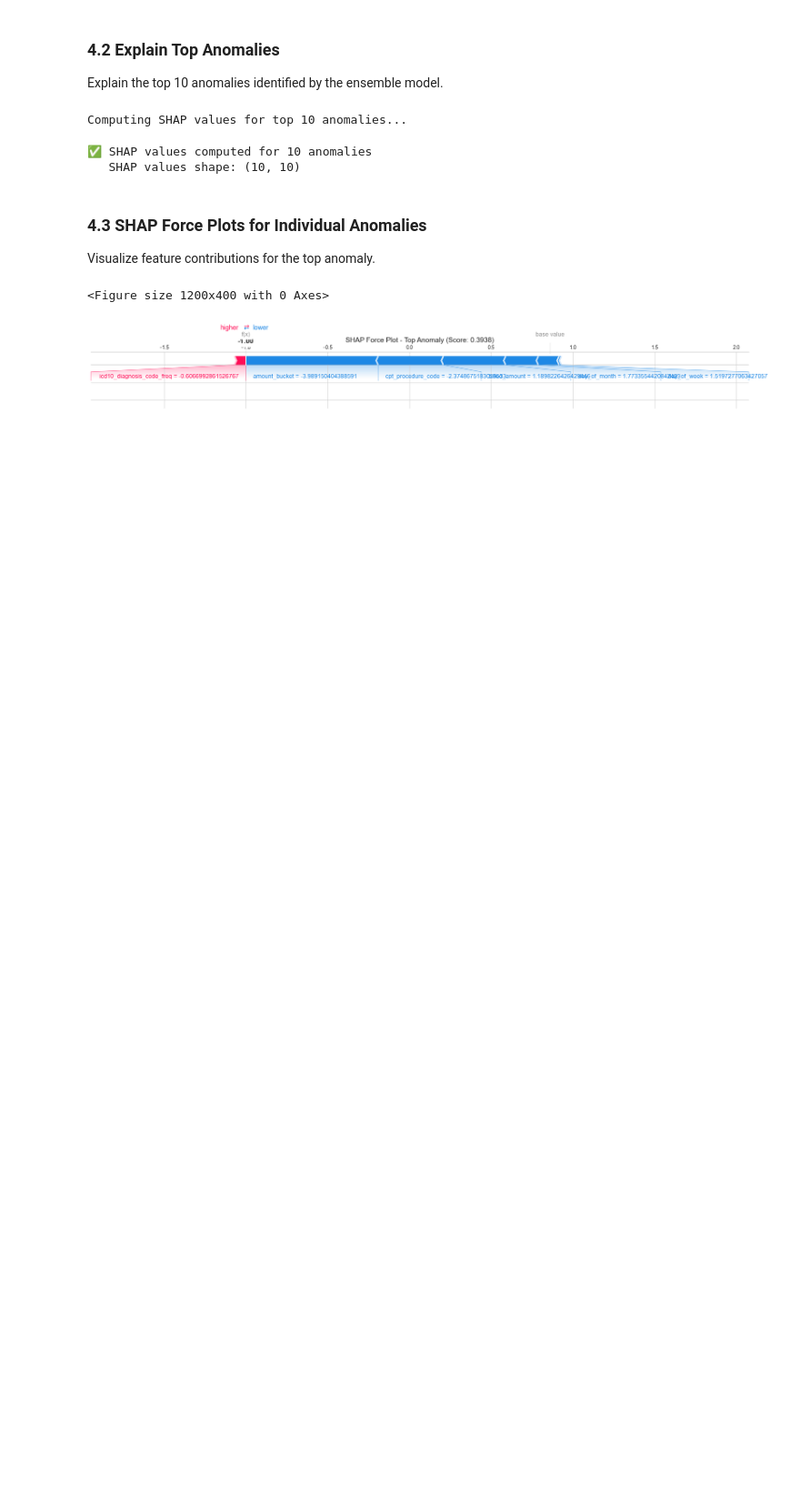
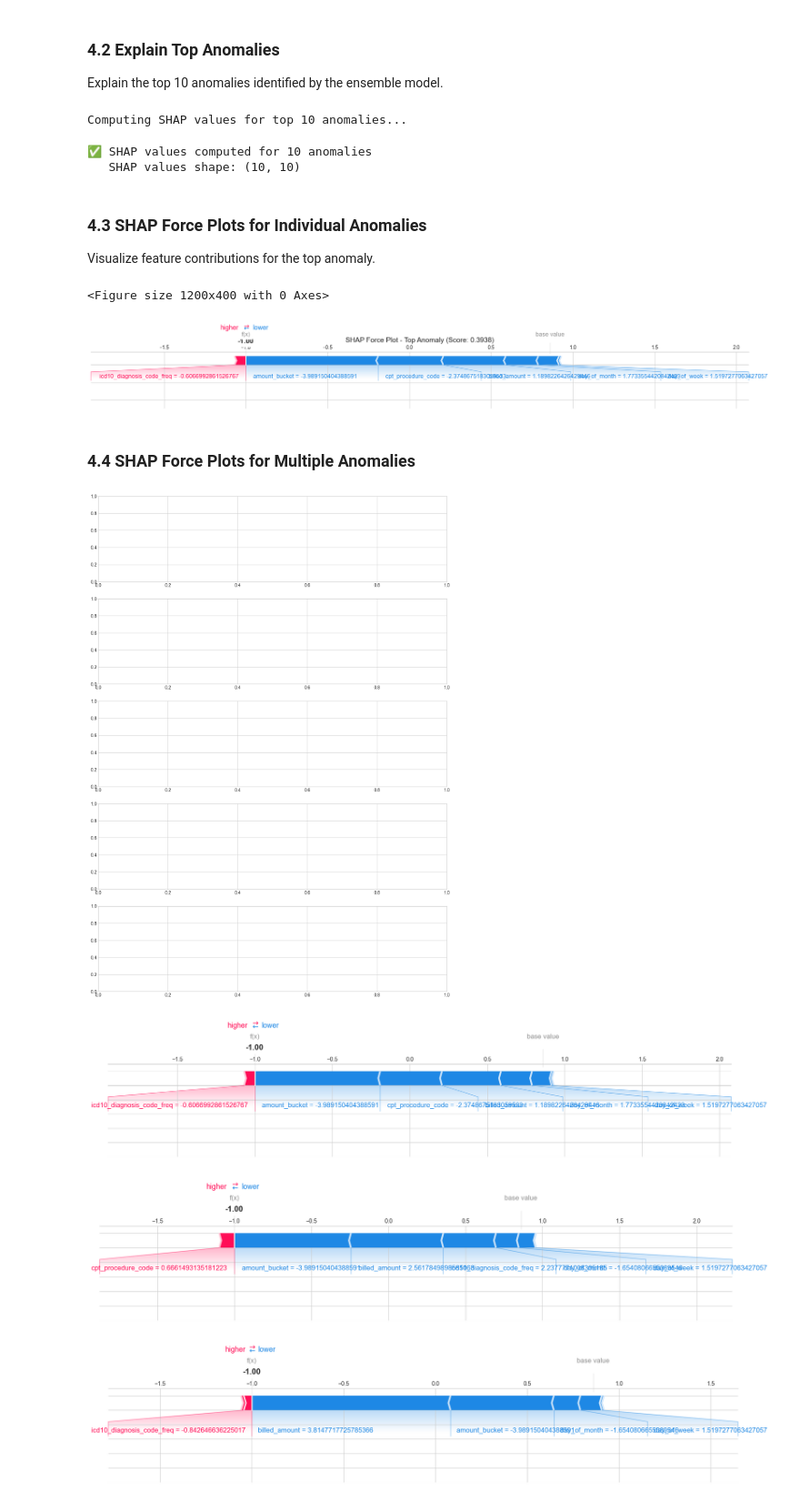
Before and after one commit to Houzibe/health-insurance-fraudulent-claims-detection-system, a Jupyter notebook: notebooks/03_model_evaluation.ipynb, the cells around one changed output. Shown at 91% size. Saved outputs shown, nothing was run; the diff lists cells and outputs as text; code cells hidden in the pictures; blank space fills up the shorter version.

Commit message:
SHAP force plot for multiple  anomalies

```diff
--- a/notebooks/03_model_evaluation.ipynb
+++ b/notebooks/03_model_evaluation.ipynb
@@ -291,3 +291,30 @@ plt.show()
 # %% [output]
 <Figure size 1200x400 with 0 Axes>
 [figure]
+# %% [markdown]
+### 4.4 SHAP Force Plots for Multiple Anomalies
+# %%
+fig, axes = plt.subplots(5, 1, figsize=(14, 20))
+
+for i, idx in enumerate(top_anomaly_indices[:5]):
+    plt.sca(axes[i])  # Set current axes to axes[i]
+
+    shap.force_plot(
+        explainer.expected_value,
+        shap_values[i],
+        X_test[idx],
+        feature_names=feature_names,
+        matplotlib=True,
+        show=False
+    )
+    # The force_plot automatically uses the current axes
+    axes[i].set_title(f'Anomaly {i+1} (Score: {ensemble_scores[idx]:.4f})', fontsize=12)
+
+plt.tight_layout()
+plt.savefig('../figures/shap_force_plots_top_5.png', dpi=300, bbox_inches='tight')
+plt.show()
+# %% [output]
+[figure, added]
+[figure, added]
+[figure, added]
+[figure, added]
```
Also changed, not shown: parts of 1 cell of this notebook.
